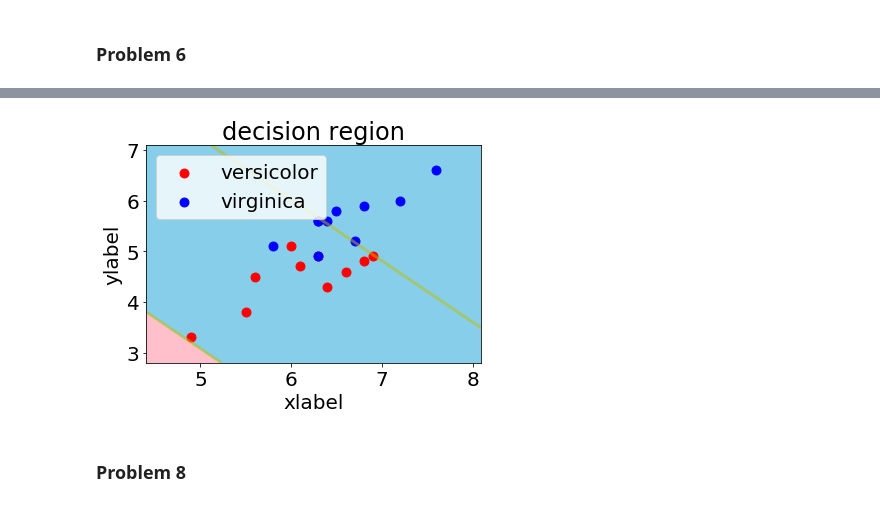
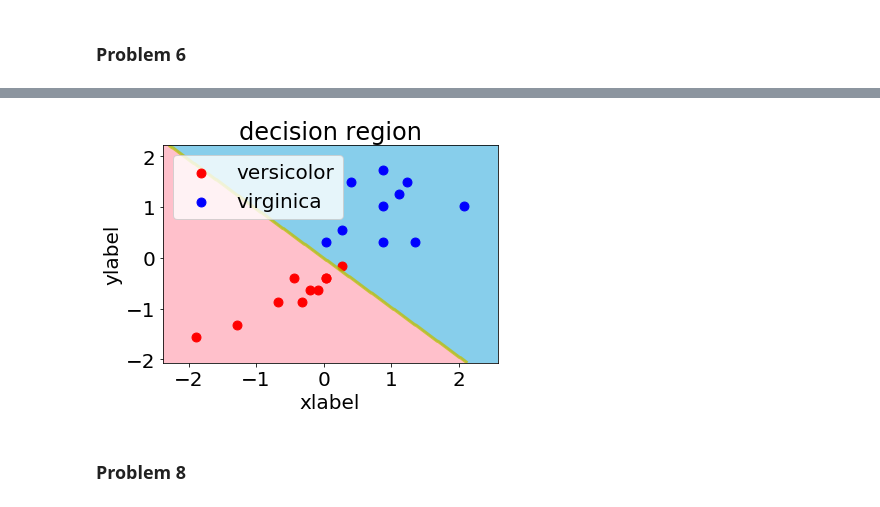
Before and after one commit to cedjustin/AI, a Jupyter notebook: sprint4.ipynb, the cells around one changed output, grey strips where cells are left out. Saved outputs shown, nothing was run; the diff lists cells and outputs as text; code cells hidden in the pictures.

```diff
--- a/sprint4.ipynb
+++ b/sprint4.ipynb
@@ -162,12 +134,27 @@ y_1 = y_1.to_numpy()
+# %%
+iris = load_iris()
+data = load_iris().data
+target = load_iris().target.reshape(-1,1)
+iris = np.concatenate([data,target],axis=1)
+iris = pd.DataFrame(iris)
+X_1 = iris.loc[iris[4]!=0,2:3].values
+y_1 = iris.loc[iris[4]!=0,4].values
 # %%
 # spliting the datasets into training and testing subsets
 X_train_1, X_test_1, y_train_1, y_test_1 = train_test_split(X_1, y_1, test_size=0.2, random_state=0)
 # %%
+from sklearn.preprocessing import StandardScaler
+
+scaler = StandardScaler()
+scaler.fit(X_train_1)
+X_train_1 = scaler.transform(X_train_1)
+X_test_1= scaler.transform(X_test_1)
+
 # creating an instance of our model
-l_regression_1 = ScratchLogisticRegression(num_iter=10000, lr=0.00001, bias=0,verbose=False)
+l_regression_1 = ScratchLogisticRegression(num_iter=500, lr=0.01, verbose=False)
 l_regression_1.fit(X_train_1,y_train_1,X_test_1,y_test_1)
 y_pred_label_1 = l_regression_1.predict(X_test_1)
 y_pred_proba_1 = l_regression_1.predict_proba(X_test_1)
 
-print("Labels 1 if value > 0.5 else 0:",y_pred_label_1)
+print("y pred:",y_pred_label_1)
 # %% [output]
@@ -202,33 +188,33 @@ plt.legend();
 # %%
 # problem 7
 from matplotlib.colors import ListedColormap
 import matplotlib.patches as mpatches
 
 def decision_region(X, y, model, step=0.01, title='decision region', xlabel='xlabel', ylabel='ylabel', target_names=['versicolor', 'virginica']):
     # setting
     scatter_color = ['red', 'blue']
     contourf_color = ['pink', 'skyblue']
     n_class = 2
     # pred
     mesh_f0, mesh_f1  = np.meshgrid(np.arange(np.min(X[:,0])-0.5, np.max(X[:,0])+0.5, step), np.arange(np.min(X[:,1])-0.5, np.max(X[:,1])+0.5, step))
     mesh = np.c_[np.ravel(mesh_f0),np.ravel(mesh_f1)]
-    y_pred = model.predict_proba(mesh).reshape(mesh_f0.shape)
+    y_pred = model.predict(mesh).reshape(mesh_f0.shape)
     # plot
     plt.title(title)
     plt.xlabel(xlabel)
     plt.ylabel(ylabel)
     plt.contourf(mesh_f0, mesh_f1, y_pred, n_class-1, cmap=ListedColormap(contourf_color))
     plt.contour(mesh_f0, mesh_f1, y_pred, n_class-1, colors='y', linewidths=3, alpha=0.5)
     for i, target in enumerate(set(y)):
         plt.scatter(X[y==target][:, 0], X[y==target][:, 1], s=80, color=scatter_color[i], label=target_names[i], marker='o')
     patches = [mpatches.Patch(color=scatter_color[i], label=target_names[i]) for i in range(n_class)]
     plt.legend(handles=patches)
     plt.legend()
     plt.show()
 
 decision_region(X_test_1, y_test_1, l_regression_1)
 # %% [output]
-[figure, old version]
+[figure, new version]
 # %% [markdown]
 ### Problem 8
 # %%
```
Also changed, not shown: parts of 7 cells of this notebook.
